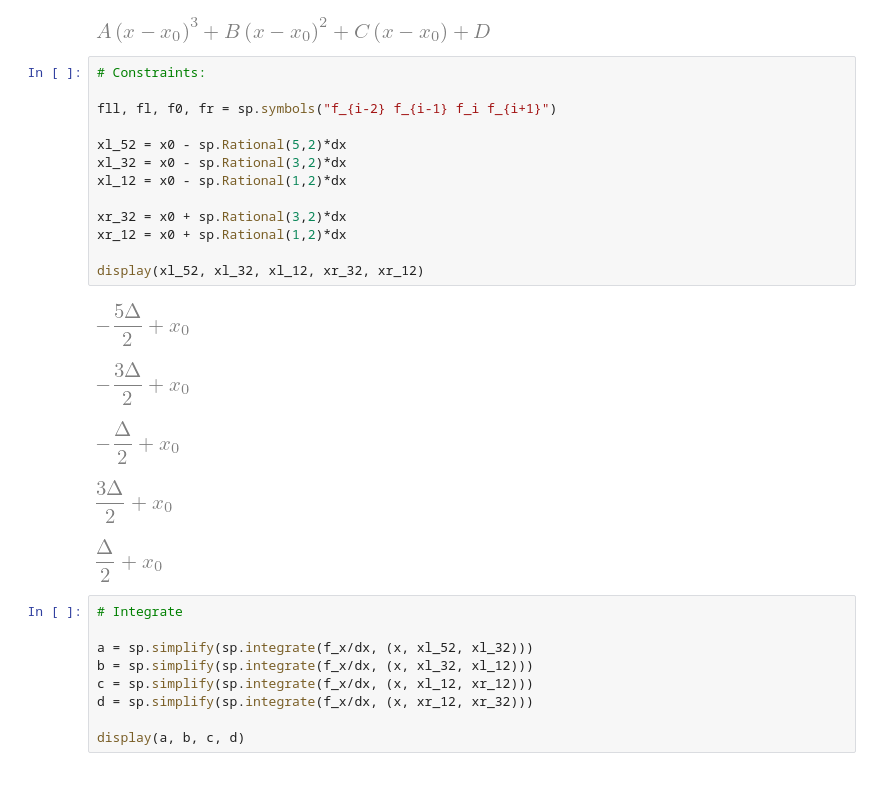
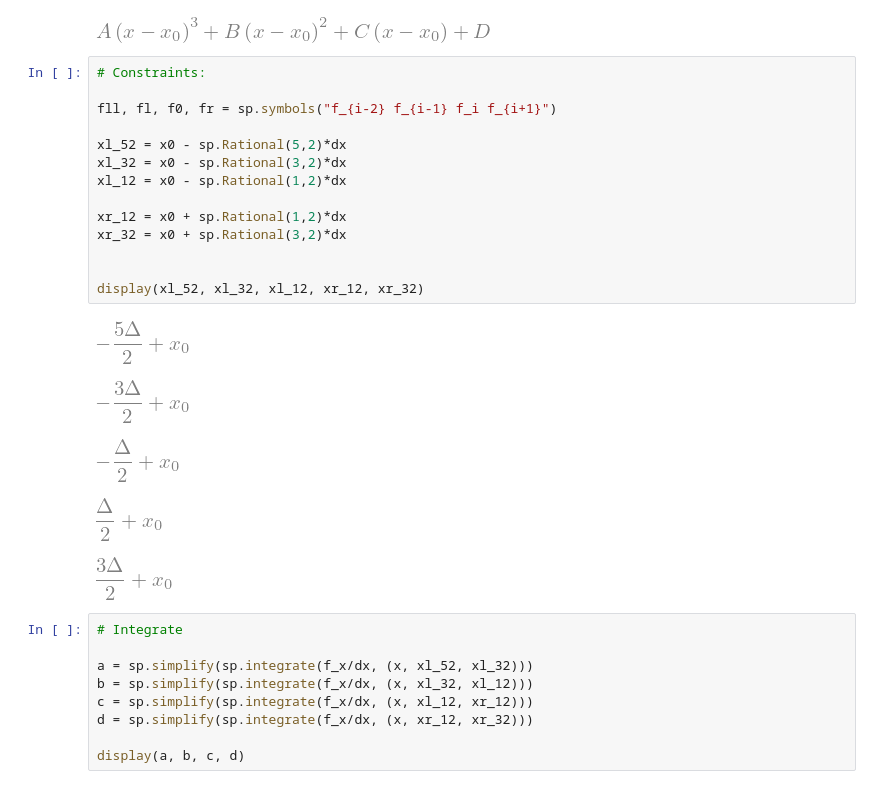
Before and after one commit to wbandabarragan/computational-physics-2, a Jupyter notebook: unit-5/510-conservative-interpolants.ipynb, the cells around one changed output. Cells and saved outputs as stored; diff of their text form.

```diff
--- a/unit-5/510-conservative-interpolants.ipynb
+++ b/unit-5/510-conservative-interpolants.ipynb
@@ -101,22 +100,23 @@ display(f_x)
 # %%
 # Constraints:
 
 fll, fl, f0, fr = sp.symbols("f_{i-2} f_{i-1} f_i f_{i+1}")
 
 xl_52 = x0 - sp.Rational(5,2)*dx
 xl_32 = x0 - sp.Rational(3,2)*dx
 xl_12 = x0 - sp.Rational(1,2)*dx
 
+xr_12 = x0 + sp.Rational(1,2)*dx
 xr_32 = x0 + sp.Rational(3,2)*dx
-xr_12 = x0 + sp.Rational(1,2)*dx
 
-display(xl_52, xl_32, xl_12, xr_32, xr_12)
+
+display(xl_52, xl_32, xl_12, xr_12, xr_32)
 # %% [output]
 [figure]
 [figure]
 [figure]
-[figure, old version]
+[figure, new version]
-[figure, old version]
+[figure, new version]
 # %%
 # Integrate
 
```
Also changed, not shown: parts of 2 cells of this notebook, 1 other file.
